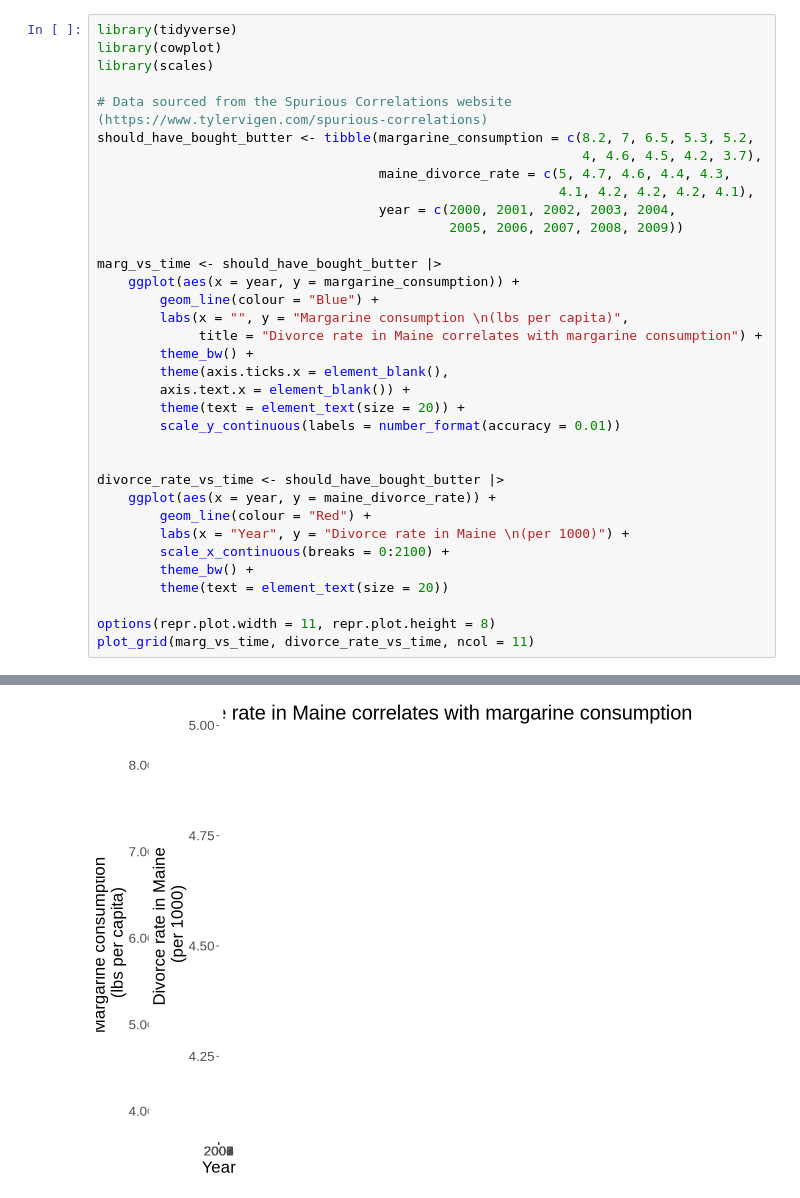
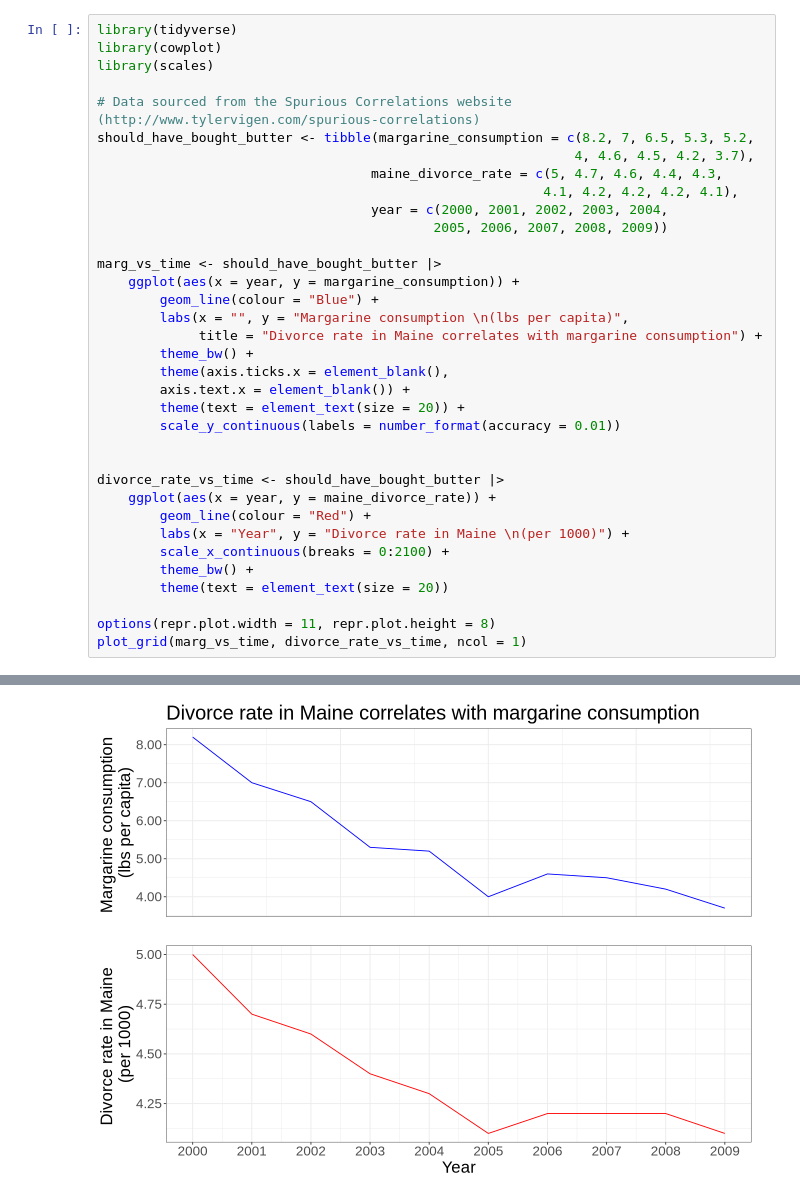
Before and after one commit to chloe8162022/toy_ds_project, a Jupyter notebook: marg_vs_divorce_viz.ipynb, the cells around one changed output, grey strips where cells are left out. Cells and saved outputs as stored; diff of their text form.

Commit message:
edited code for data visualization
edited the code to remove errors in code

```diff
--- a/marg_vs_divorce_viz.ipynb
+++ b/marg_vs_divorce_viz.ipynb
@@ -3,13 +3,13 @@ library(tidyverse)
 library(cowplot)
 library(scales)
 
-# Data sourced from the Spurious Correlations website (https://www.tylervigen.com/spurious-correlations)
+# Data sourced from the Spurious Correlations website (http://www.tylervigen.com/spurious-correlations)
 should_have_bought_butter <- tibble(margarine_consumption = c(8.2, 7, 6.5, 5.3, 5.2,
-                                                              4, 4.6, 4.5, 4.2, 3.7),
-                                    maine_divorce_rate = c(5, 4.7, 4.6, 4.4, 4.3,
-                                                           4.1, 4.2, 4.2, 4.2, 4.1),
-                                    year = c(2000, 2001, 2002, 2003, 2004,
-                                             2005, 2006, 2007, 2008, 2009))
+                                                             4, 4.6, 4.5, 4.2, 3.7),
+                                   maine_divorce_rate = c(5, 4.7, 4.6, 4.4, 4.3,
+                                                         4.1, 4.2, 4.2, 4.2, 4.1),
+                                   year = c(2000, 2001, 2002, 2003, 2004,
+                                           2005, 2006, 2007, 2008, 2009))
 
 marg_vs_time <- should_have_bought_butter |>
     ggplot(aes(x = year, y = margarine_consumption)) +
@@ -32,5 +32,5 @@ divorce_rate_vs_time <- should_have_bought_butter |>
         theme(text = element_text(size = 20))
 
 options(repr.plot.width = 11, repr.plot.height = 8)
-plot_grid(marg_vs_time, divorce_rate_vs_time, ncol = 11)
+plot_grid(marg_vs_time, divorce_rate_vs_time, ncol = 1)
 # %% [output]
@@ -37 +54 @@ plot_grid(marg_vs_time, divorce_rate_vs_time, ncol = 11)
-[figure, old version]
+[figure, new version]
```
Also changed, not shown: parts of 1 cell of this notebook.
